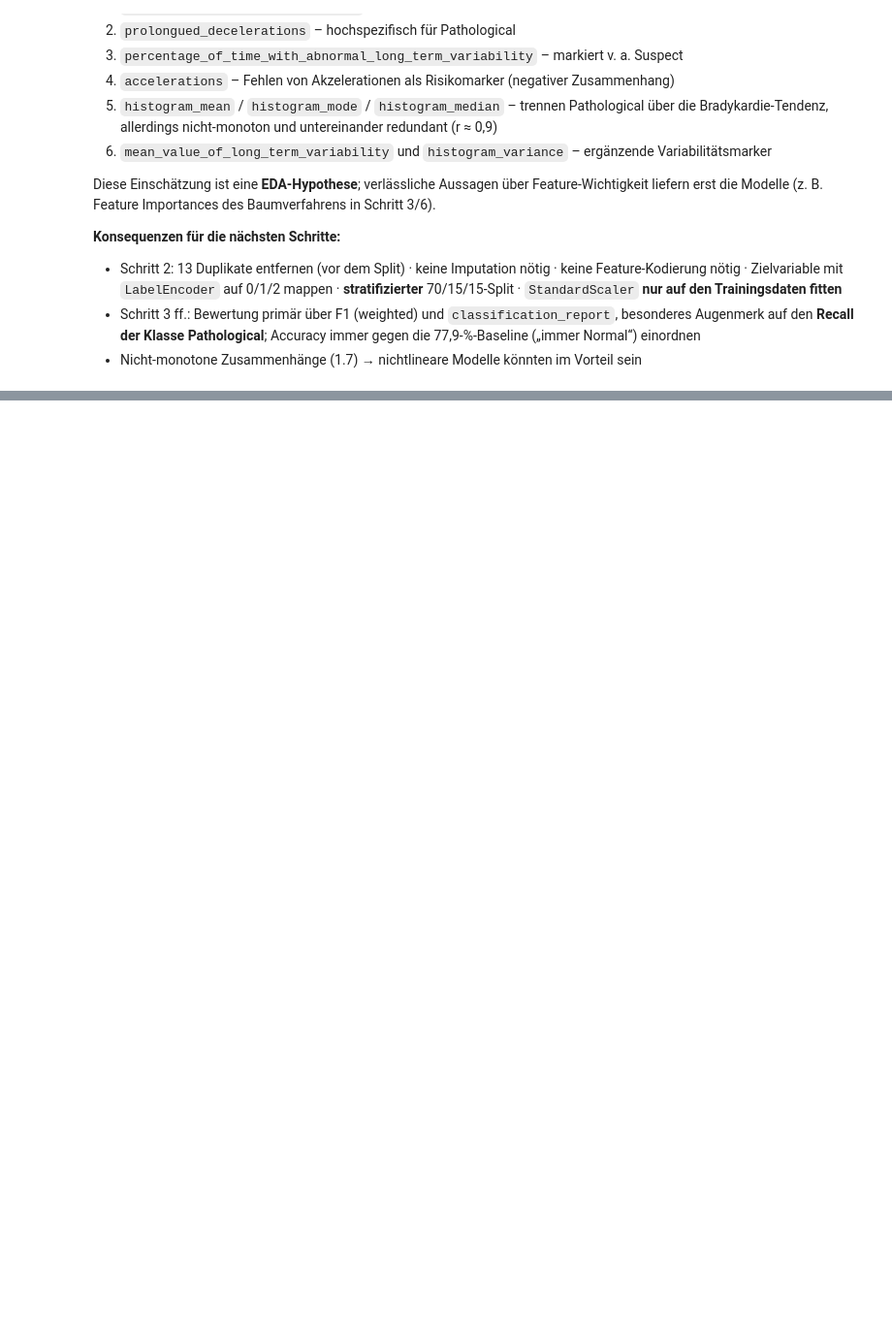
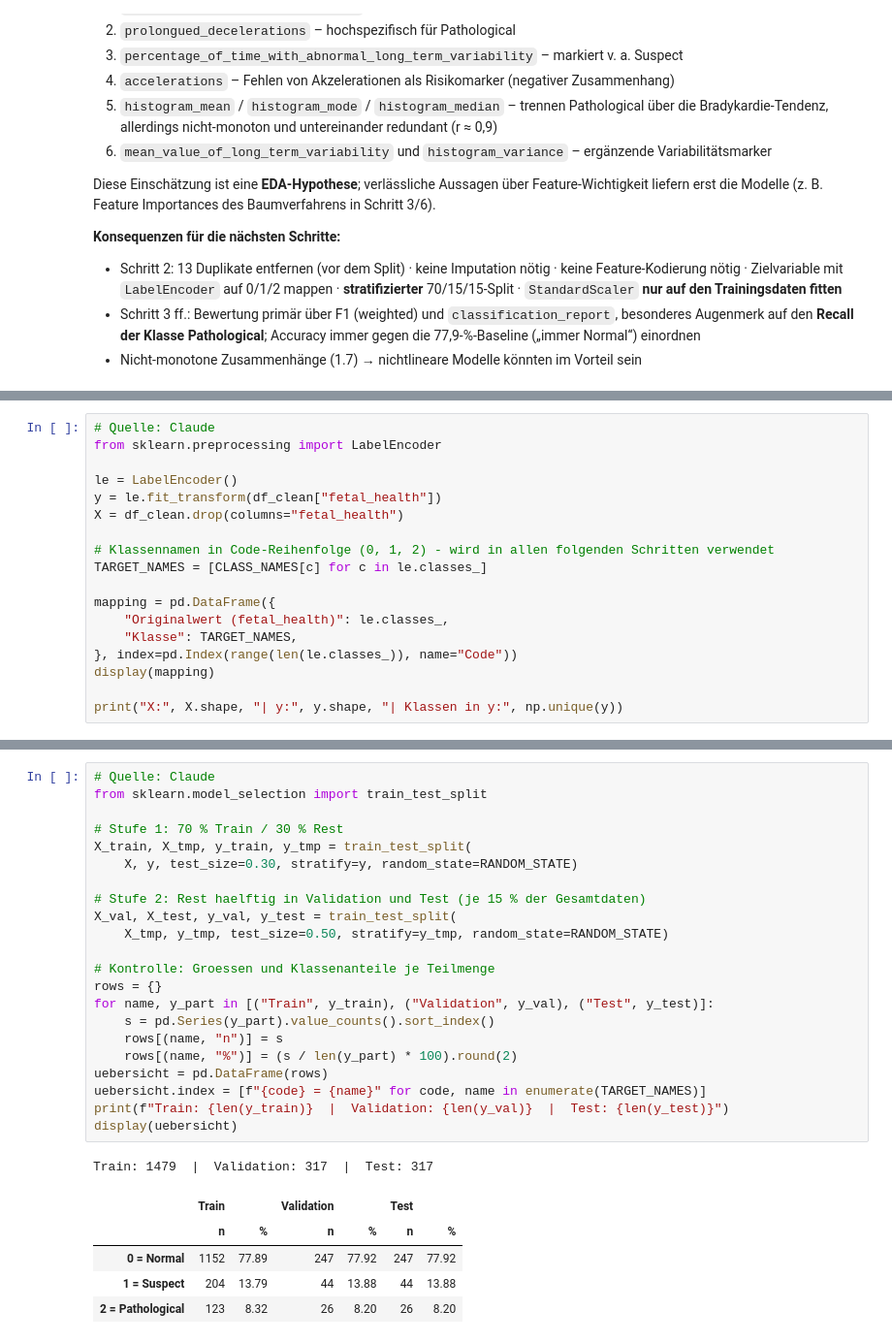
Before and after one commit to spaiK111/DHBW-ML-Assignment, a Jupyter notebook: src/fetal_health_modellvergleich.ipynb, the cells around one changed output, grey strips where cells are left out. Shown at 97% size. Saved outputs shown, nothing was run; the diff lists cells and outputs as text; blank space fills up the shorter version.

```diff
--- a/src/fetal_health_modellvergleich.ipynb
+++ b/src/fetal_health_modellvergleich.ipynb
@@ -479,0 +593,18 @@ liefern erst die Modelle (z. B. Feature Importances des Baumverfahrens in Schrit
+# %%
+# Quelle: Claude
+from sklearn.preprocessing import LabelEncoder
+
+le = LabelEncoder()
+y = le.fit_transform(df_clean["fetal_health"])
+X = df_clean.drop(columns="fetal_health")
+
+# Klassennamen in Code-Reihenfolge (0, 1, 2) - wird in allen folgenden Schritten verwendet
+TARGET_NAMES = [CLASS_NAMES[c] for c in le.classes_]
+
+mapping = pd.DataFrame({
+    "Originalwert (fetal_health)": le.classes_,
+    "Klasse": TARGET_NAMES,
+}, index=pd.Index(range(len(le.classes_)), name="Code"))
+display(mapping)
+
+print("X:", X.shape, "| y:", y.shape, "| Klassen in y:", np.unique(y))
@@ -479,0 +639,29 @@ liefern erst die Modelle (z. B. Feature Importances des Baumverfahrens in Schrit
+# %%
+# Quelle: Claude
+from sklearn.model_selection import train_test_split
+
+# Stufe 1: 70 % Train / 30 % Rest
+X_train, X_tmp, y_train, y_tmp = train_test_split(
+    X, y, test_size=0.30, stratify=y, random_state=RANDOM_STATE)
+
+# Stufe 2: Rest haelftig in Validation und Test (je 15 % der Gesamtdaten)
+X_val, X_test, y_val, y_test = train_test_split(
+    X_tmp, y_tmp, test_size=0.50, stratify=y_tmp, random_state=RANDOM_STATE)
+
+# Kontrolle: Groessen und Klassenanteile je Teilmenge
+rows = {}
+for name, y_part in [("Train", y_train), ("Validation", y_val), ("Test", y_test)]:
+    s = pd.Series(y_part).value_counts().sort_index()
+    rows[(name, "n")] = s
+    rows[(name, "%")] = (s / len(y_part) * 100).round(2)
+uebersicht = pd.DataFrame(rows)
+uebersicht.index = [f"{code} = {name}" for code, name in enumerate(TARGET_NAMES)]
+print(f"Train: {len(y_train)}  |  Validation: {len(y_val)}  |  Test: {len(y_test)}")
+display(uebersicht)
+# %% [output]
+Train: 1479  |  Validation: 317  |  Test: 317
+|  | Train |  | Validation |  | Test |  |
+|  | n | % | n | % | n | % |
+| 0 = Normal | 1152 | 77.89 | 247 | 77.92 | 247 | 77.92 |
+| 1 = Suspect | 204 | 13.79 | 44 | 13.88 | 44 | 13.88 |
+| 2 = Pathological | 123 | 8.32 | 26 | 8.20 | 26 | 8.20 |
```
Also changed, not shown: parts of 23 cells of this notebook, 2 other files.
